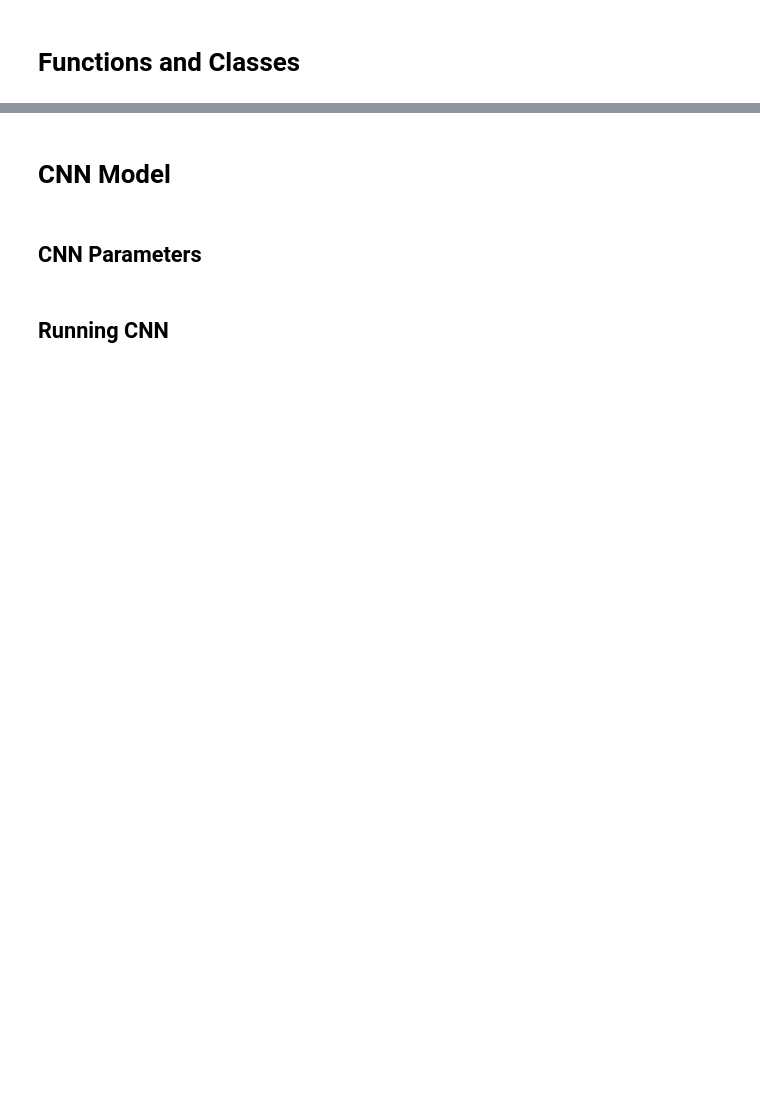
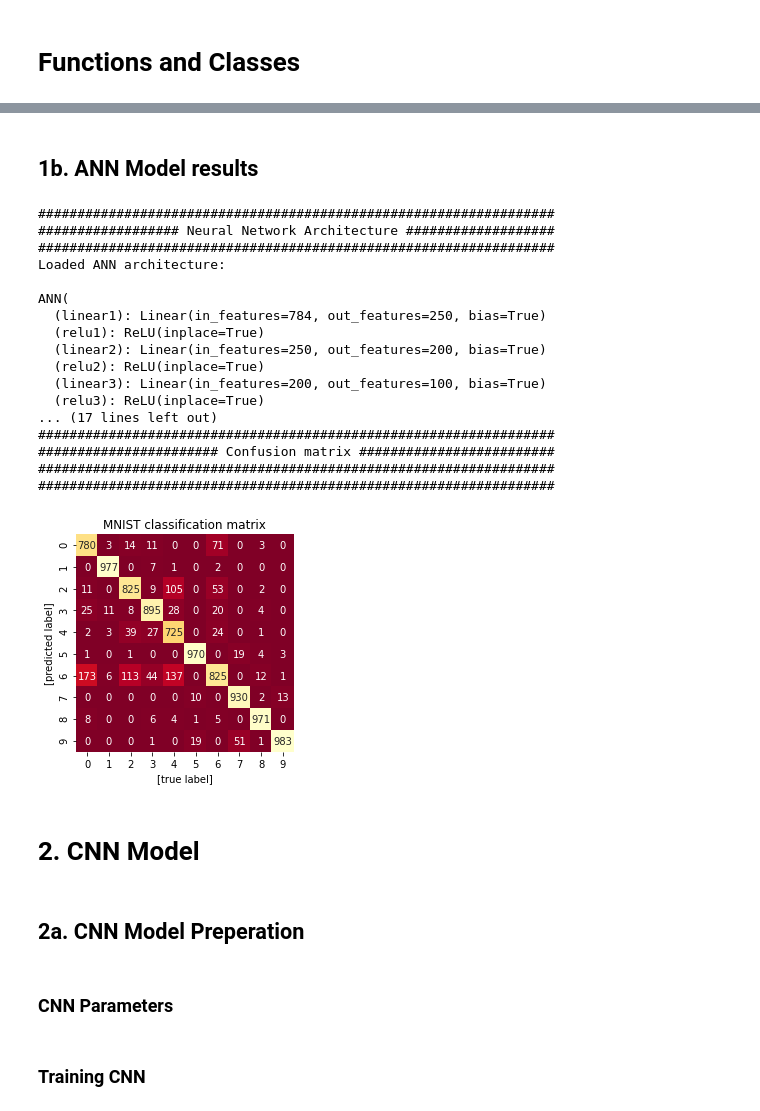
Before and after one commit to don3tan/MLCodingChallenge, a Jupyter notebook: nn_script.ipynb, the cells around one changed output, grey strips where cells are left out. Drawn from its saved outputs; the diff is of its cells as text; code cells hidden in the pictures; blank space fills up the shorter version.

```diff
--- a/nn_script.ipynb
+++ b/nn_script.ipynb
@@ -327 +429,12 @@ seed_value = 1234
+# %%
+# ANN Parameters
+num_epochs = 160 #After testing, the best model is epoch 155. Hence, there is no need to run more than 160 epochs.
+mini_batch_size = 32 # A small batch size of 32 is chosen as smaller batch sizes are noisy, offering a regularizing effect and lower generalization error. It also makes it easier to fit one batch worth of training data in memory (i.e. when using a GPU).
+learning_rate = 0.001 #After testing several learning rates, we found that a learning rate of 0.001 generates the smoothest curve for NLL. A very small learning rate of 0.001 would be preferred, as a large learning rate would rapidly result in a learning rate that is too small for the model to learn effectively.
+decay_rate = 0.01 #After testing several decay rates, we found that a decay rate of 0.01 generates the highest accuracy.
+loss_fn_type = "NLL" #After testing several loss functions (Hinge, cross entropy etc), NLL generates the highest accuracy.
+model_type = "ANN"
+optim_type = "SGD" #We chose SGD as SGD is a variant of gradient descent. Instead of performing computations on the whole dataset, which is redundant and inefficient. SGD only computes on a small subset or random selection of data examples. SGD also produces the same performance as regular gradient descent when the learning rate is low.
+use_gpu = True
+seed_value = 1234
 # %% [markdown]
@@ -339,7 +498,30 @@ best_epoch = train_model(model, train_dataloader, loss_fn, optimizer, use_gpu)
+# %% [markdown]
+## 1b. ANN Model results
 # %%
-test_model(model_type, eval_dataloader, eval_dataset, loss_fn)
+test_model(model_type, eval_dataloader, eval_dataset, loss_fn, best_epoch)
+# %% [output]
+##################################################################
+################## Neural Network Architecture ###################
+##################################################################
+Loaded ANN architecture:
+
+ANN(
+  (linear1): Linear(in_features=784, out_features=250, bias=True)
+  (relu1): ReLU(inplace=True)
+  (linear2): Linear(in_features=250, out_features=200, bias=True)
+  (relu2): ReLU(inplace=True)
+  (linear3): Linear(in_features=200, out_features=100, bias=True)
+  (relu3): ReLU(inplace=True)
+... (17 lines left out)
+##################################################################
+####################### Confusion matrix #########################
+##################################################################
+##################################################################
+[figure, added]
 # %% [markdown]
-# CNN Model
+# 2. CNN Model
+# %% [markdown]
+## 2a. CNN Model Preperation
 # %% [markdown]
-## CNN Parameters
+### CNN Parameters
 # %%
@@ -353,7 +536,7 @@ optim_type = "Adam"
 use_gpu = True
 seed_value = 1234
 # %% [markdown]
-## Running CNN
+### Training CNN
 # %%
 train_dataloader, eval_dataloader, train_dataset, eval_dataset = init_data(mini_batch_size)
 
```
Also changed, not shown: parts of 26 cells of this notebook, 2 other files.
